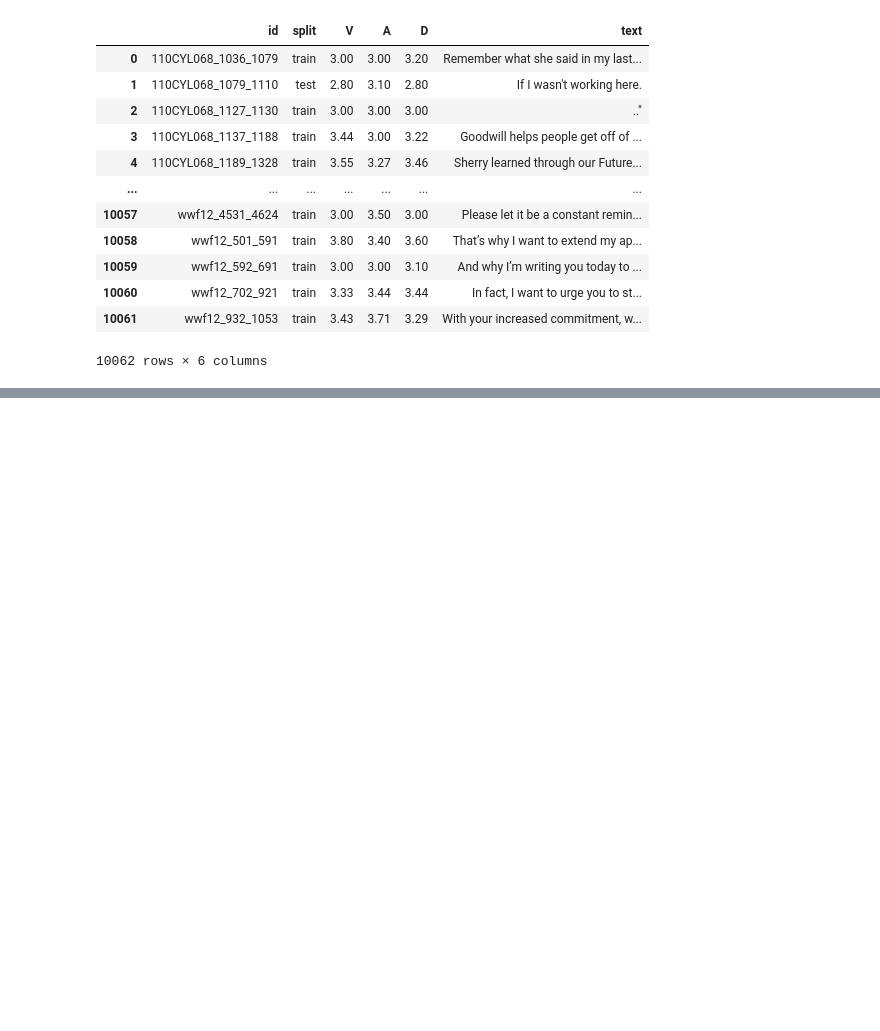
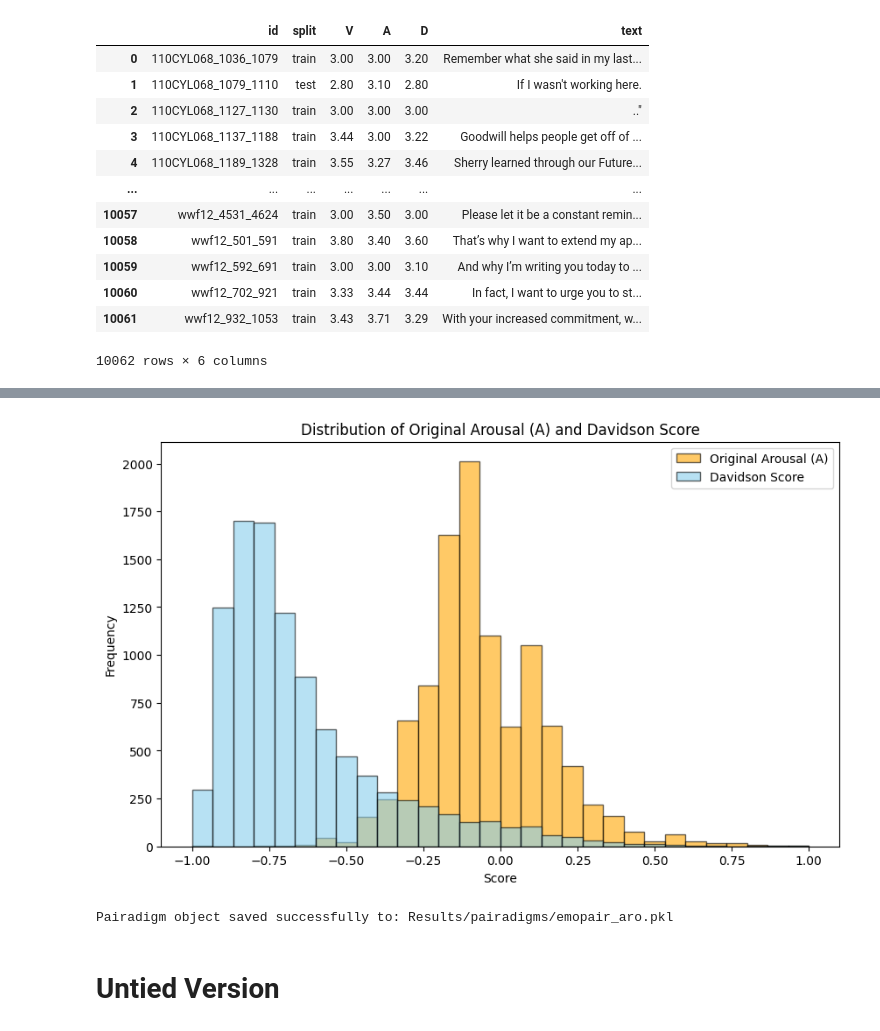
Before and after one commit to EDSI-UMD-College-Park/EmoPair, a Jupyter notebook: build_emopair.ipynb, the cells around one changed output, grey strips where cells are left out. Cells and saved outputs as stored; diff of their text form; code cells hidden in the pictures; blank space fills up the shorter version.

```diff
--- a/build_emopair.ipynb
+++ b/build_emopair.ipynb
@@ -93,0 +224,24 @@ pdm.build_pairadigm(
+# %%
+# Rescale 'A' from original (likely 1-5) to -1 to 1
+A_min, A_max = emopair_aro.scored_df['A'].min(), emopair_aro.scored_df['A'].max()
+emopair_aro.scored_df['A_rescaled'] = 2 * (emopair_aro.scored_df['A'] - A_min) / (A_max - A_min) - 1
+
+plt.figure(figsize=(10, 6))
+
+# Plot histogram for 'A'
+plt.hist(emopair_aro.scored_df['A_rescaled'], bins=30, alpha=0.6, color='orange', label='Original Arousal (A)', edgecolor='black')
+
+# Plot histogram for 'Davidson_Score'
+plt.hist(emopair_aro.scored_df['Davidson_Score'], bins=30, alpha=0.6, color='skyblue', label='Davidson Score', edgecolor='black')
+
+plt.title('Distribution of Original Arousal (A) and Davidson Score')
+plt.xlabel('Score')
+plt.ylabel('Frequency')
+plt.legend()
+plt.show()
+# %% [output]
+[figure, added]
+# %%
+emopair_aro.save('Results/pairadigms/emopair_aro')
+# %% [output]
+Pairadigm object saved successfully to: Results/pairadigms/emopair_aro.pkl
@@ -93,0 +250,2 @@ pdm.build_pairadigm(
+# %% [markdown]
+# Untied Version
```
Also changed, not shown: parts of 21 cells of this notebook.
